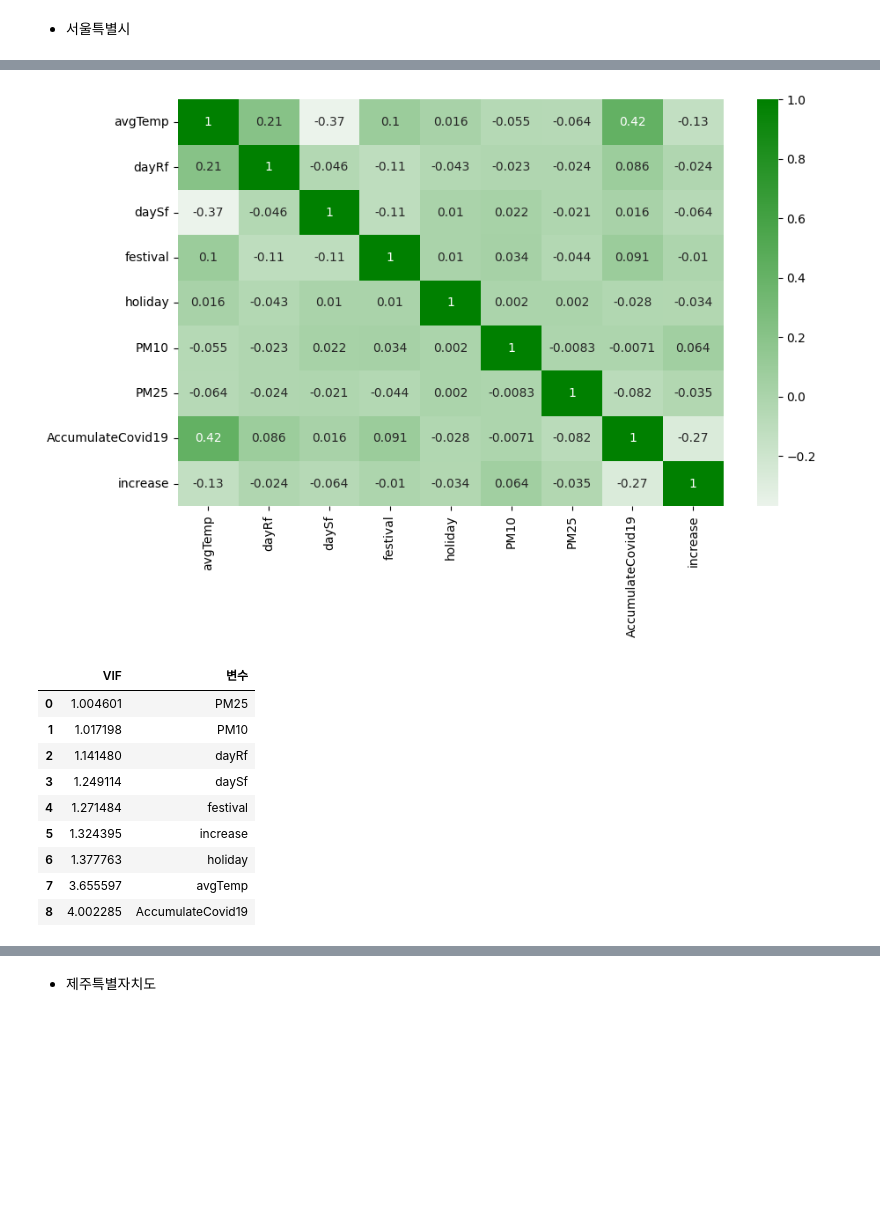
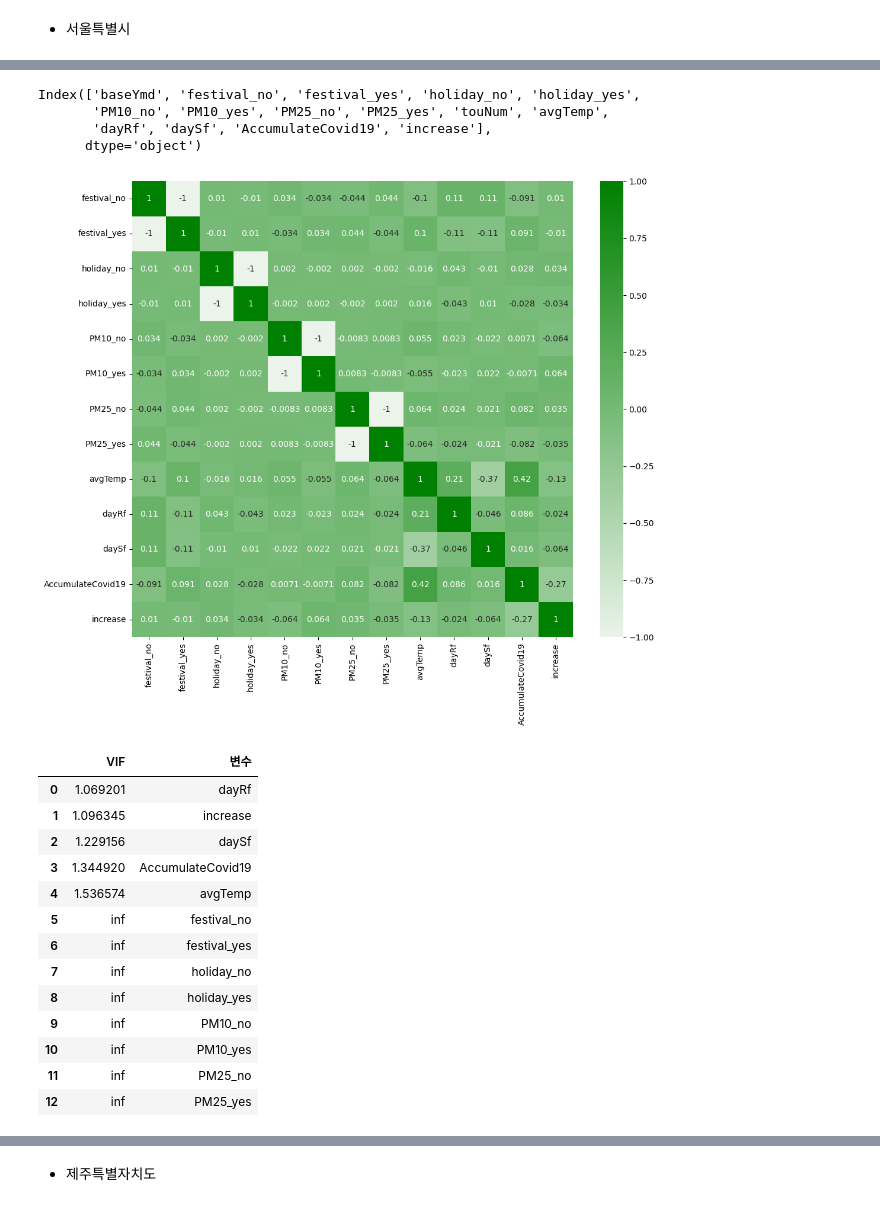
Before and after one commit to krkoki/MiniProject_Regression, a Jupyter notebook: regresiion.ipynb, the cells around one changed output, grey strips where cells are left out. Saved outputs shown, nothing was run; the diff lists cells and outputs as text; code cells hidden in the pictures; blank space fills up the shorter version.

```diff
--- a/regresiion.ipynb
+++ b/regresiion.ipynb
@@ -59,0 +61,12 @@ memory usage: 581.8+ KB
+# %%
+# 범주형변수 정규화
+df_festival = pd.get_dummies(df['festival'], prefix='festival')
+df = pd.concat([df, df_festival], axis=1)
+df_holiday = pd.get_dummies(df['holiday'], prefix='holiday')
+df = pd.concat([df, df_holiday], axis=1)
+df_PM10 = pd.get_dummies(df['PM10'], prefix='PM10')
+df = pd.concat([df, df_PM10], axis=1)
+df_PM25 = pd.get_dummies(df['PM25'], prefix='PM25')
+df = pd.concat([df, df_PM25], axis=1)
+df.drop(columns=['festival', 'holiday', 'PM10', 'PM25'], inplace=True)
+df
@@ -59,0 +115,4 @@ memory usage: 581.8+ KB
+# %%
+df_col = df.drop(columns=['areaNm', 'localIncrease', 'CovidForeigner', 'baseYmd', 'festival_no', 'festival_yes', 'holiday_no', 'holiday_yes',
+       'festival_no', 'festival_yes', 'holiday_no', 'holiday_yes', 'PM10_no',
+       'PM10_yes', 'PM25_no', 'PM25_yes'])
@@ -59,0 +168,6 @@ memory usage: 581.8+ KB
+# %%
+df_drop = df.drop(columns= ['touNum', 'avgTemp', 'dayRf', 'daySf', 'AccumulateCovid19', 'increase', 'localIncrease', 'CovidForeigner'])
+# %%
+df = pd.concat([df_drop, df_col], axis=1)
+df.to_csv('./data/df_final.csv', index=False, encoding='utf-8')
+df
@@ -220,3 +318,10 @@ plt.show()
+# %%
+df_seoul.columns
+# %% [output]
+Index(['baseYmd', 'festival_no', 'festival_yes', 'holiday_no', 'holiday_yes',
+       'PM10_no', 'PM10_yes', 'PM25_no', 'PM25_yes', 'touNum', 'avgTemp',
+       'dayRf', 'daySf', 'AccumulateCovid19', 'increase'],
+      dtype='object')
 # %%
 # 독립변수와 종속변수 나누어 저장
 dfX_seoul = df_seoul.drop(columns=['touNum', 'baseYmd'])
@@ -224,10 +333,10 @@ dfy_seoul = df_seoul.drop(columns=['baseYmd', 'avgTemp', 'dayRf', 'daySf', 'fest
 # %%
-plt.figure(figsize=(10, 6))
+plt.figure(figsize=(12, 10))
 cmap = sns.light_palette("green", as_cmap=True)
 sns.heatmap(dfX_seoul.corr(), annot=True, cmap=cmap)
 plt.show()
 # %% [output]
-[figure, old version]
+[figure, new version]
 # %%
 # 서울특별시 다중공선성 조사
 vif = pd.DataFrame()
@@ -237,13 +346,17 @@ vif = vif.sort_values("VIF").reset_index(drop=True)
 vif
 # %% [output]
 |  | VIF | 변수 |
-| 0 | 1.004601 | PM25 |
-| 1 | 1.017198 | PM10 |
-| 2 | 1.141480 | dayRf |
-| 3 | 1.249114 | daySf |
-| 4 | 1.271484 | festival |
-| 5 | 1.324395 | increase |
-| 6 | 1.377763 | holiday |
-| 7 | 3.655597 | avgTemp |
-| 8 | 4.002285 | AccumulateCovid19 |
+| 0 | 1.069201 | dayRf |
+| 1 | 1.096345 | increase |
+| 2 | 1.229156 | daySf |
+| 3 | 1.344920 | AccumulateCovid19 |
+| 4 | 1.536574 | avgTemp |
+| 5 | inf | festival_no |
+| 6 | inf | festival_yes |
+| 7 | inf | holiday_no |
+| 8 | inf | holiday_yes |
+| 9 | inf | PM10_no |
+| 10 | inf | PM10_yes |
+| 11 | inf | PM25_no |
+| 12 | inf | PM25_yes |
 # %%
```
Also changed, not shown: parts of 53 cells of this notebook, 7 other files.
